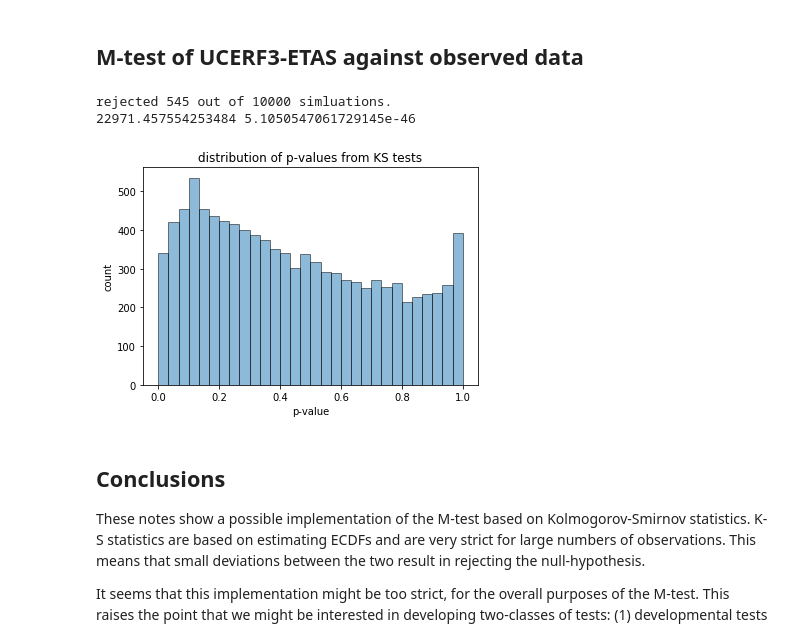
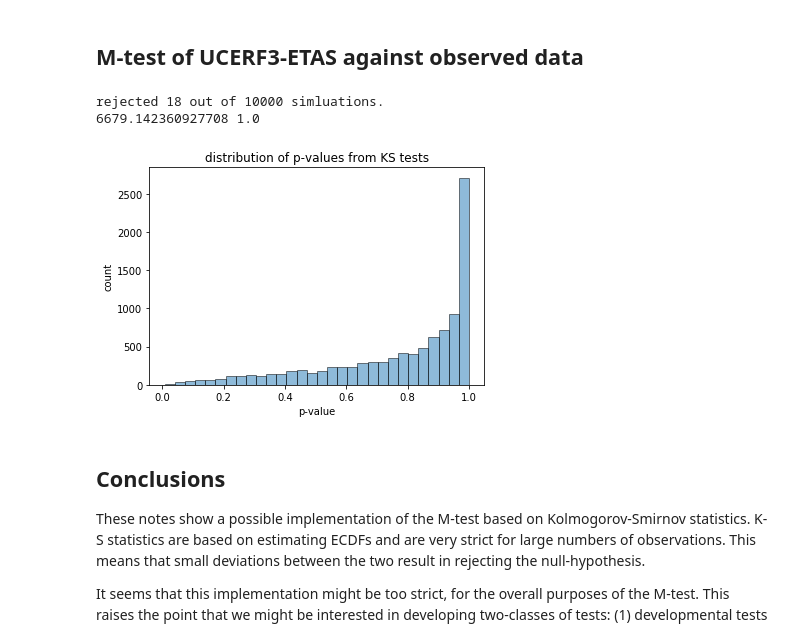
Before and after one commit to SCECcode/pycsep, a Jupyter notebook: notes/m_test_notes.ipynb, the cells around one changed output. Saved outputs shown, nothing was run; the diff lists cells and outputs as text; code cells hidden in the pictures.

```diff
--- a/notes/m_test_notes.ipynb
+++ b/notes/m_test_notes.ipynb
@@ -217,7 +217,7 @@ rejected 121 out of 1000 simluations.
 # %% [markdown]
 ### For discretized implementation
 # %%
-from scipy.stats import poisson, norm
+from scipy.stats import norm
 from scipy.stats.distributions import chi2
 
 mu = 0.0
@@ -229,7 +229,7 @@ alpha = 0.05
 p_values = []
 rejections = 0
 for idx in range(N):
-    d, p_value = my_ks_2samp(m0, mi[idx], dmw=0.25)
+    d, p_value = my_ks_2samp(m0, mi[idx], dmw=0.1)
     p_values.append(p_value)
     if p_value < alpha:
         rejections = rejections + 1
@@ -239,9 +239,6 @@ counts, bins, pathces = hist(p_values, bins=30, edgecolor='black', alpha=0.5)
 xlabel('p value')
 ylabel('count')
 
-# some issue with p_values, maybe related to scipy implementation of ks.sf()
-p_values[p_values >= 1.0] = 1.0
-
 print('Rejected {} out of {} simluations.'.format(rejections, N))
 
 # combine statistical tests using fisher's combined probability test
@@ -308,7 +305,7 @@ rejections = 0
 for idx in range(N):
     m0_mws = m0.get_magnitudes()
     mi_mws = mi[idx].get_magnitudes()
-    d, p_value = my_ks_2samp(m0_mws, mi_mws, dmw=0.25)
+    d, p_value = my_ks_2samp(m0_mws, mi_mws, dmw=0.1)
     p_values.append(p_value)
     if p_value < alpha:
         rejections = rejections + 1
@@ -341,37 +338,35 @@ The type-I error seems to be off for this particular test. We expect a type-I er
 # %%
 obs = comcat.get_magnitudes()
 alpha = 0.05
+N = len(u3catalogs)
 
 rejections = 0
 p_values = []
 
 for u3cat in u3catalogs:
     mws = u3cat.get_magnitudes()
-    d, p_val = my_ks_2samp(obs, mws, dmw=0.25)
+    d, p_val = my_ks_2samp(obs, mws, dmw=0.1)
     p_values.append(p_val)
     if p_val < alpha:
         rejections = rejections + 1
 
 p_values = np.array(p_values)
 counts, bins, pathces = hist(p_values, bins=30, edgecolor='black', alpha=0.5)
 h = xlabel('p-value')
 h = ylabel('count')
 h = title('distribution of p-values from KS tests')
 
-# some issue with p_values, maybe related to scipy implementation of ks.sf() or eps.
-p_values[p_values >= 1.0] = 1.0
-
 # display rejection
 print('rejected {} out of {} simluations.'.format(rejections, len(u3catalogs)))
 
 # combine statistical tests using fisher's combined probability test
 chi_f = -2 * np.sum(np.log(p_values))
 p_value = chi2.sf(chi_f, 2*N)
 print(chi_f, p_value)
 # %% [output]
-rejected 545 out of 10000 simluations.
-22971.457554253484 5.1050547061729145e-46
+rejected 18 out of 10000 simluations.
+6679.142360927708 1.0
-[figure, old version]
+[figure, new version]
 # %% [markdown]
 ## Conclusions
 
```
Also changed, not shown: parts of 25 cells of this notebook, 3 other files.
